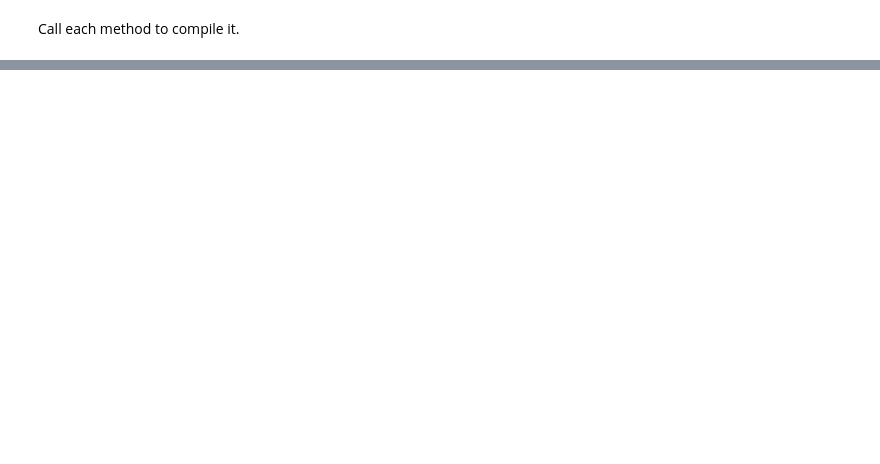
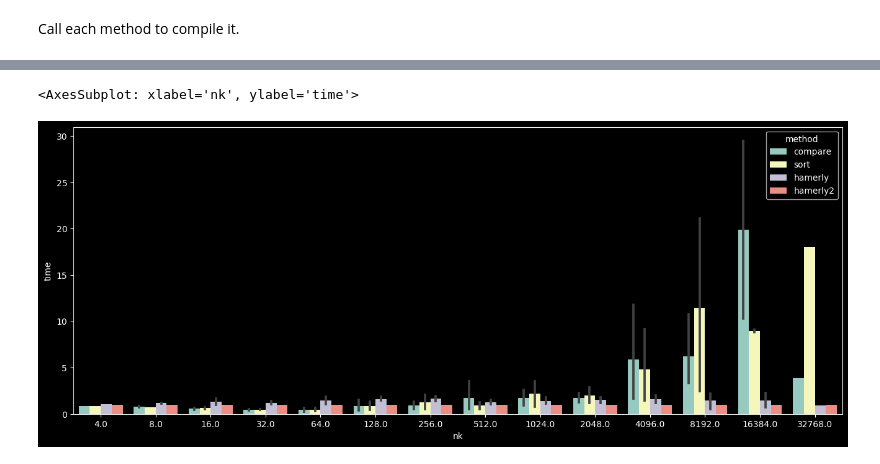
Before and after one commit to ltricot/cluster, a Jupyter notebook: notebooks/Instances.ipynb, the cells around one changed output, grey strips where cells are left out. Cells and saved outputs as stored; diff of their text form; code cells hidden in the pictures; blank space fills up the shorter version.

```diff
--- a/notebooks/Instances.ipynb
+++ b/notebooks/Instances.ipynb
@@ -59,0 +61,6 @@ sns.barplot(ax=a2, data=ndf, x="k", y="time", hue="method")
+# %%
+_, ax = plt.subplots(figsize=(16, 6))
+sns.barplot(ax=ax, data=ndf, x="nk", y="time", hue="method")
+# %% [output]
+<AxesSubplot: xlabel='nk', ylabel='time'>
+[figure, added]
```
Also changed, not shown: parts of 5 cells of this notebook, 2 other files.
